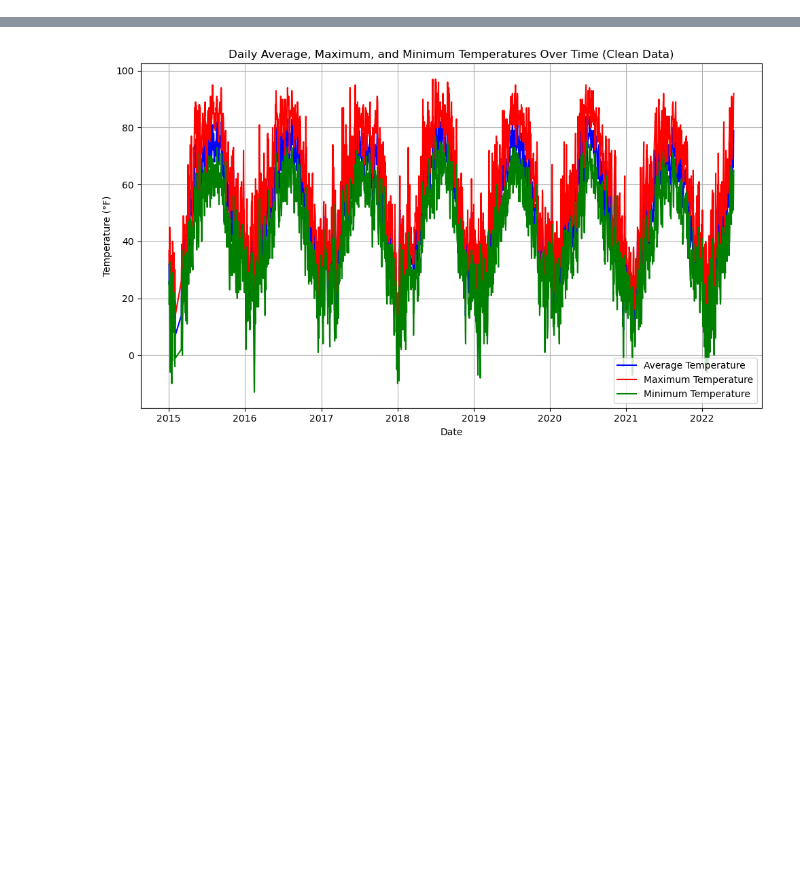
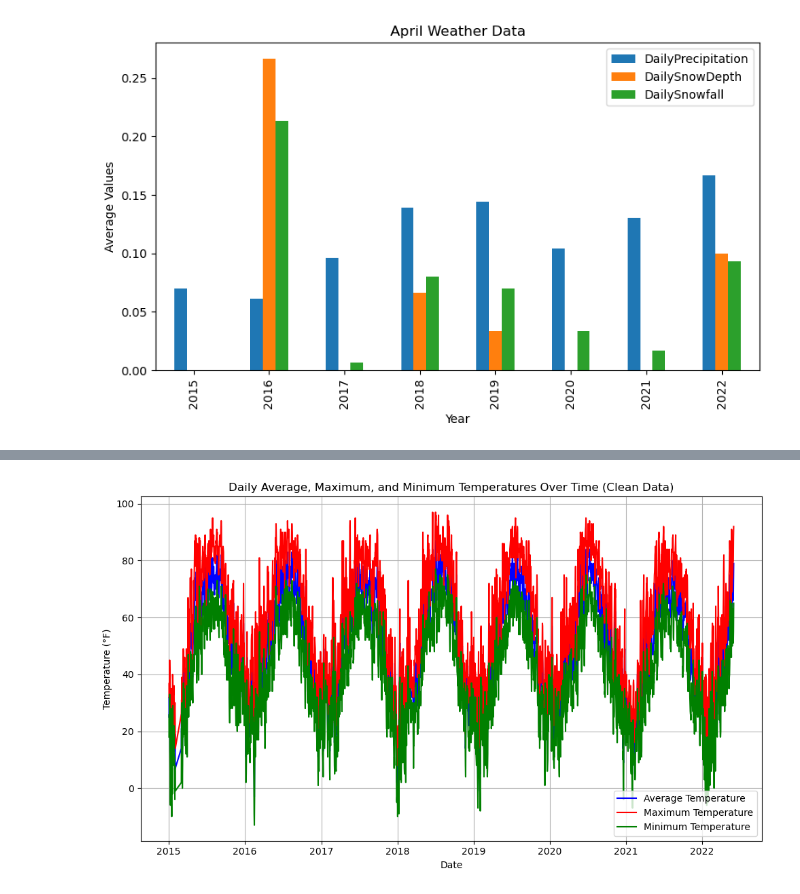
Before and after one commit to connerdekok/Albany_New_York_Weather, a Jupyter notebook: new_york.ipynb, the cells around one changed output, grey strips where cells are left out. Saved outputs shown, nothing was run; the diff lists cells and outputs as text; code cells hidden in the pictures; blank space fills up the shorter version.

```diff
--- a/new_york.ipynb
+++ b/new_york.ipynb
@@ -162,0 +273,3 @@ ny_weather_clean_sorted_df.count()
+# %%
+apr_avg = avg_groupby.iloc[23:31, 0:3]
+apr_avg
@@ -162,0 +287,15 @@ ny_weather_clean_sorted_df.count()
+# %%
+apr_plot = apr_avg.plot(kind='bar', figsize = (8,5))
+
+years = [index[1] for index in apr_avg.index]
+
+apr_plot.set_xticklabels(years)
+
+apr_plot.set_title('April Weather Data')
+apr_plot.set_xlabel('Year')
+apr_plot.set_ylabel('Average Values')
+
+plt.tight_layout()
+plt.show()
+# %% [output]
+[figure, added]
```
Also changed, not shown: parts of 33 cells of this notebook.
